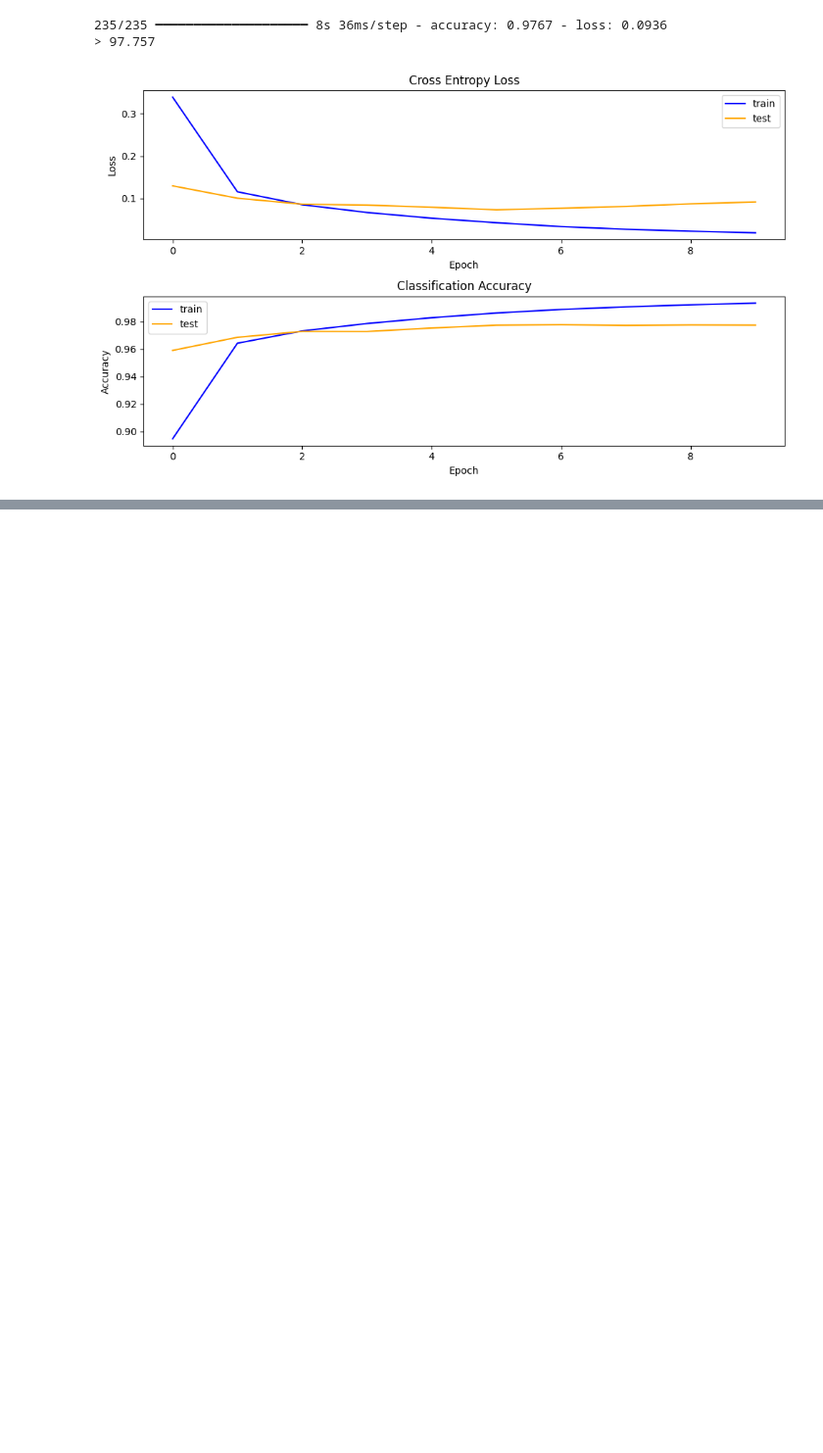
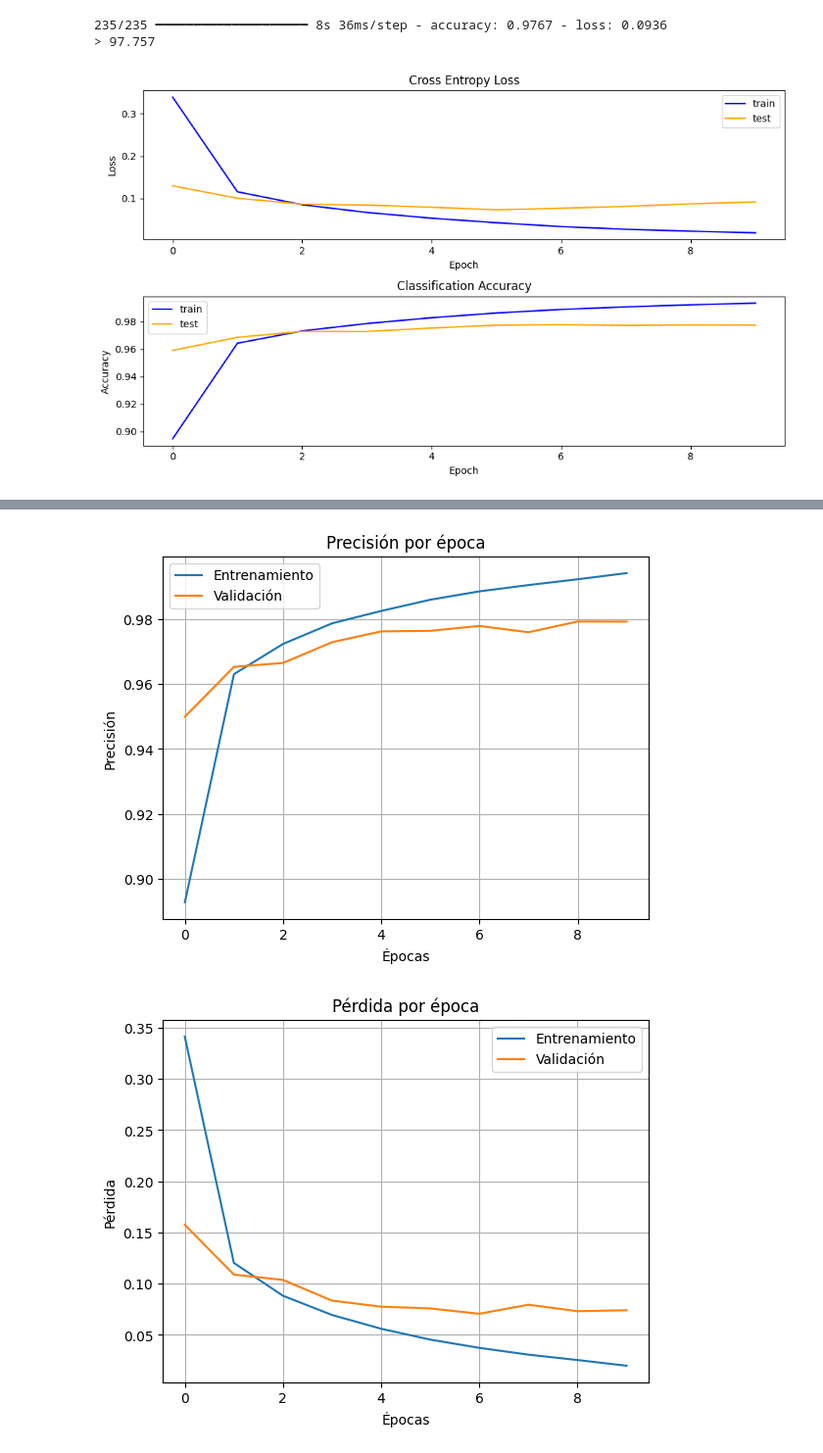
Before and after one commit to JPS4321/lab3_datascience, a Jupyter notebook: Lab3.ipynb, the cells around one changed output, grey strips where cells are left out. Shown at 98% size. Saved outputs shown, nothing was run; the diff lists cells and outputs as text; code cells hidden in the pictures; blank space fills up the shorter version.

Commit message:
feat: Model vgg completed

```diff
--- a/Lab3.ipynb
+++ b/Lab3.ipynb
@@ -241,0 +292,18 @@ plt.show()
+# %%
+from tensorflow.keras.callbacks import EarlyStopping
+
+# Definir EarlyStopping
+early_stop = EarlyStopping(
+    monitor='val_accuracy',
+    patience=3,
+    restore_best_weights=True
+)
+
+# Entrenamiento
+history = model.fit(
+    train_generator,
+    epochs=10,
+    validation_data=test_generator,
+    callbacks=[early_stop],
+    verbose=1
+)
@@ -241,0 +331,25 @@ plt.show()
+# %%
+import matplotlib.pyplot as plt
+
+# Accuracy
+plt.plot(history.history['accuracy'], label='Entrenamiento')
+plt.plot(history.history['val_accuracy'], label='Validación')
+plt.title('Precisión por época')
+plt.xlabel('Épocas')
+plt.ylabel('Precisión')
+plt.legend()
+plt.grid(True)
+plt.show()
+
+#Loss
+plt.plot(history.history['loss'], label='Entrenamiento')
+plt.plot(history.history['val_loss'], label='Validación')
+plt.title('Pérdida por época')
+plt.xlabel('Épocas')
+plt.ylabel('Pérdida')
+plt.legend()
+plt.grid(True)
+plt.show()
+# %% [output]
+[figure, added]
+[figure, added]
```
Also changed, not shown: parts of 10 cells of this notebook, 1 other file.
